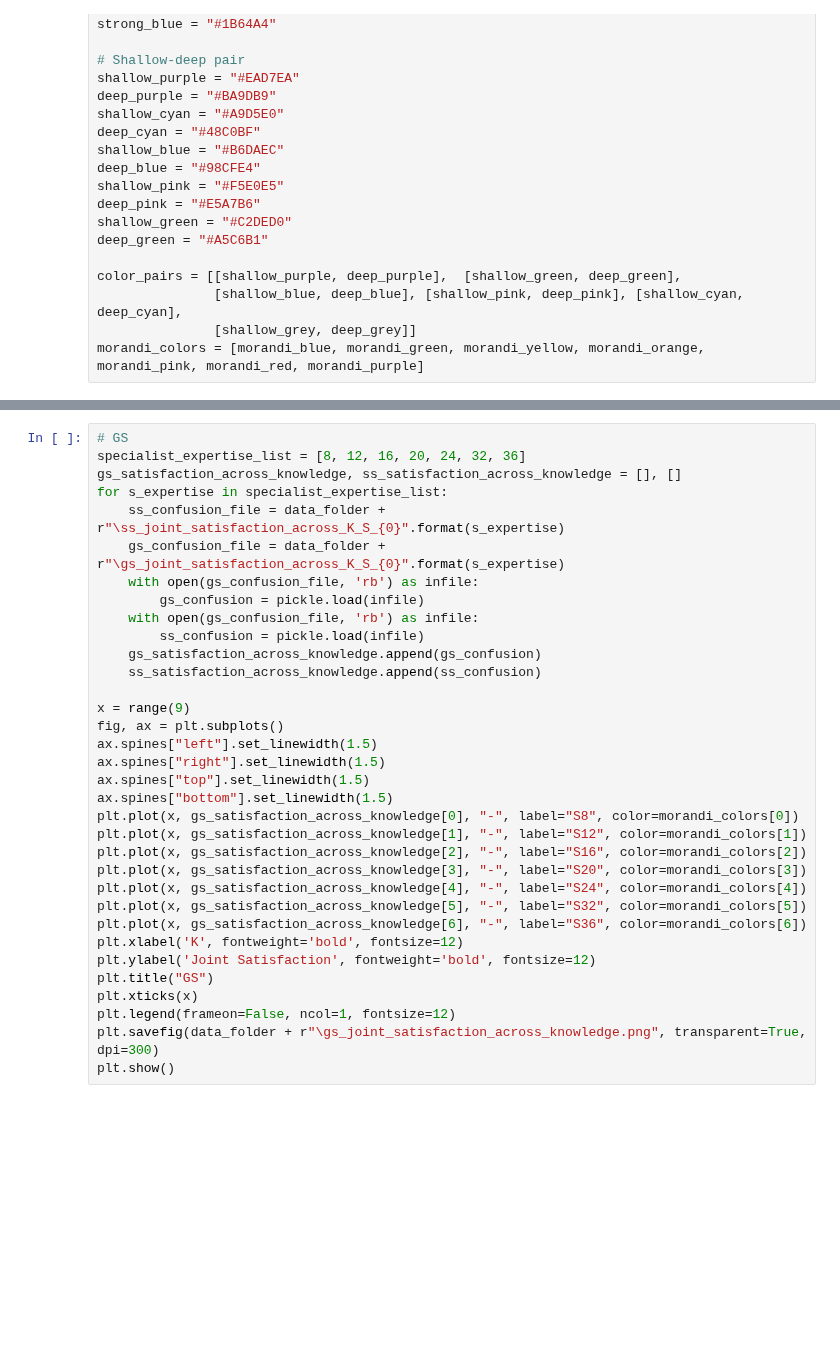
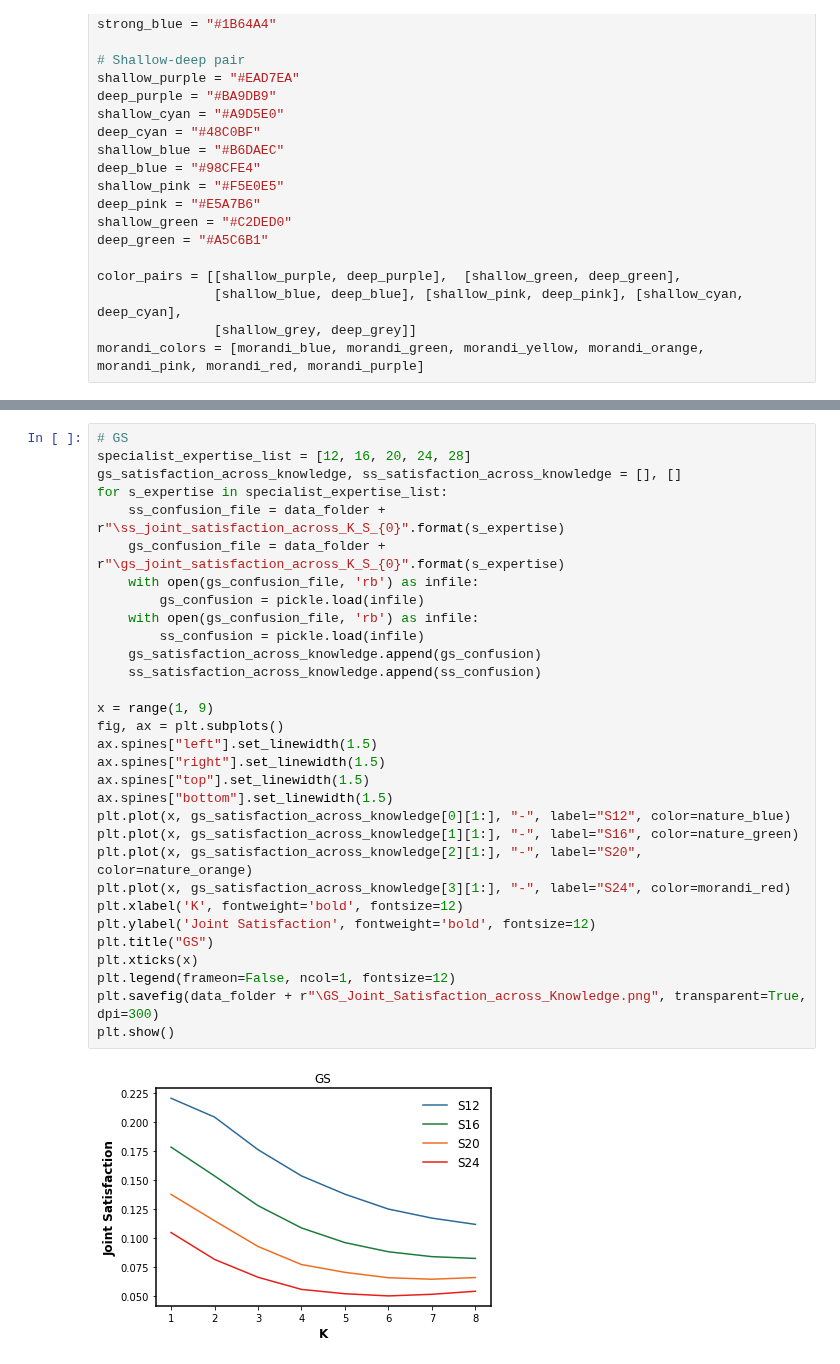
Before and after one commit to baldFemale/OpenInnovationFramework, a Jupyter notebook: Mechanism/JointSatisfaction_across_Knowledge/Evaluator.ipynb, the cells around one changed output, grey strips where cells are left out. Cells and saved outputs as stored; diff of their text form; blank space fills up the shorter version.

```diff
--- a/Mechanism/JointSatisfaction_across_Knowledge/Evaluator.ipynb
+++ b/Mechanism/JointSatisfaction_across_Knowledge/Evaluator.ipynb
@@ -97,36 +99,35 @@ plt.show()
 # %%
 # GS
-specialist_expertise_list = [8, 12, 16, 20, 24, 32, 36]
+specialist_expertise_list = [12, 16, 20, 24, 28]
 gs_satisfaction_across_knowledge, ss_satisfaction_across_knowledge = [], []
 for s_expertise in specialist_expertise_list:
     ss_confusion_file = data_folder + r"\ss_joint_satisfaction_across_K_S_{0}".format(s_expertise)
     gs_confusion_file = data_folder + r"\gs_joint_satisfaction_across_K_S_{0}".format(s_expertise)
     with open(gs_confusion_file, 'rb') as infile:
         gs_confusion = pickle.load(infile)
     with open(gs_confusion_file, 'rb') as infile:
         ss_confusion = pickle.load(infile)
     gs_satisfaction_across_knowledge.append(gs_confusion)
     ss_satisfaction_across_knowledge.append(ss_confusion)
 
-x = range(9)
+x = range(1, 9)
 fig, ax = plt.subplots()
 ax.spines["left"].set_linewidth(1.5)
 ax.spines["right"].set_linewidth(1.5)
 ax.spines["top"].set_linewidth(1.5)
 ax.spines["bottom"].set_linewidth(1.5)
-plt.plot(x, gs_satisfaction_across_knowledge[0], "-", label="S8", color=morandi_colors[0])
-plt.plot(x, gs_satisfaction_across_knowledge[1], "-", label="S12", color=morandi_colors[1])
-plt.plot(x, gs_satisfaction_across_knowledge[2], "-", label="S16", color=morandi_colors[2])
-plt.plot(x, gs_satisfaction_across_knowledge[3], "-", label="S20", color=morandi_colors[3])
-plt.plot(x, gs_satisfaction_across_knowledge[4], "-", label="S24", color=morandi_colors[4])
-plt.plot(x, gs_satisfaction_across_knowledge[5], "-", label="S32", color=morandi_colors[5])
-plt.plot(x, gs_satisfaction_across_knowledge[6], "-", label="S36", color=morandi_colors[6])
+plt.plot(x, gs_satisfaction_across_knowledge[0][1:], "-", label="S12", color=nature_blue)
+plt.plot(x, gs_satisfaction_across_knowledge[1][1:], "-", label="S16", color=nature_green)
+plt.plot(x, gs_satisfaction_across_knowledge[2][1:], "-", label="S20", color=nature_orange)
+plt.plot(x, gs_satisfaction_across_knowledge[3][1:], "-", label="S24", color=morandi_red)
 plt.xlabel('K', fontweight='bold', fontsize=12)
 plt.ylabel('Joint Satisfaction', fontweight='bold', fontsize=12)
 plt.title("GS")
 plt.xticks(x)
 plt.legend(frameon=False, ncol=1, fontsize=12)
-plt.savefig(data_folder + r"\gs_joint_satisfaction_across_knowledge.png", transparent=True, dpi=300)
+plt.savefig(data_folder + r"\GS_Joint_Satisfaction_across_Knowledge.png", transparent=True, dpi=300)
 plt.show()
+# %% [output]
+[figure, added]
 # %%
 # SS
```
Also changed, not shown: parts of 3 cells of this notebook.
